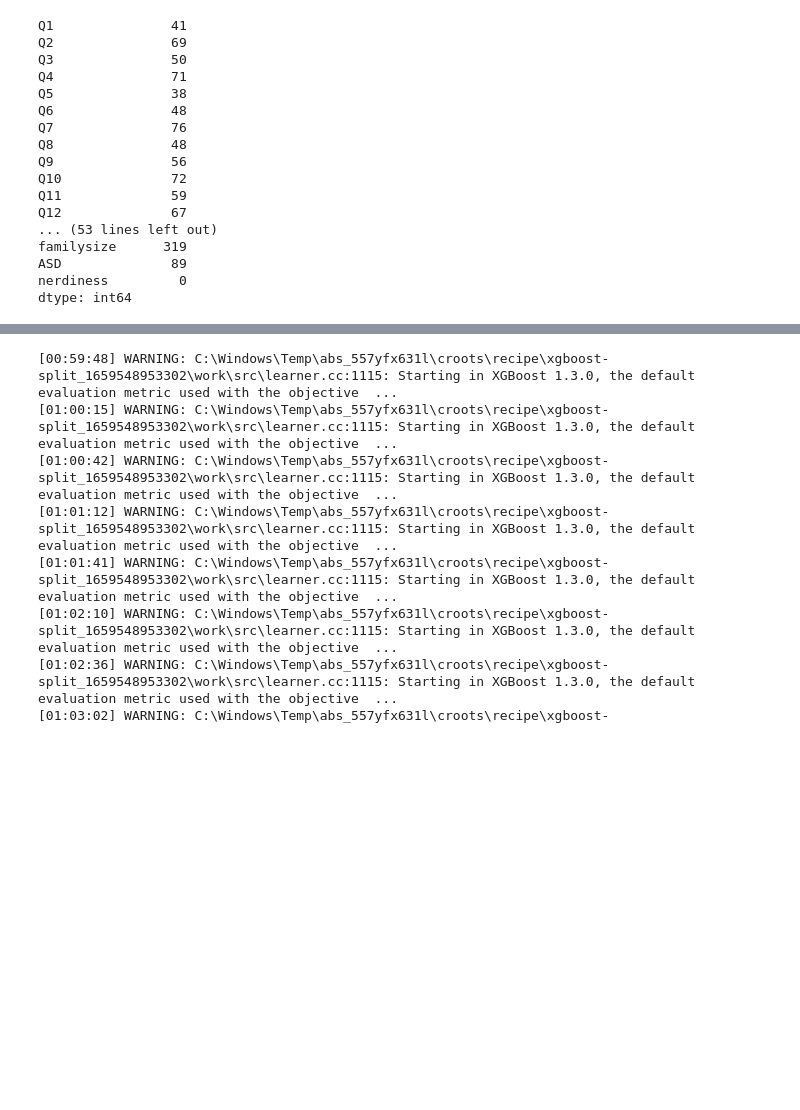
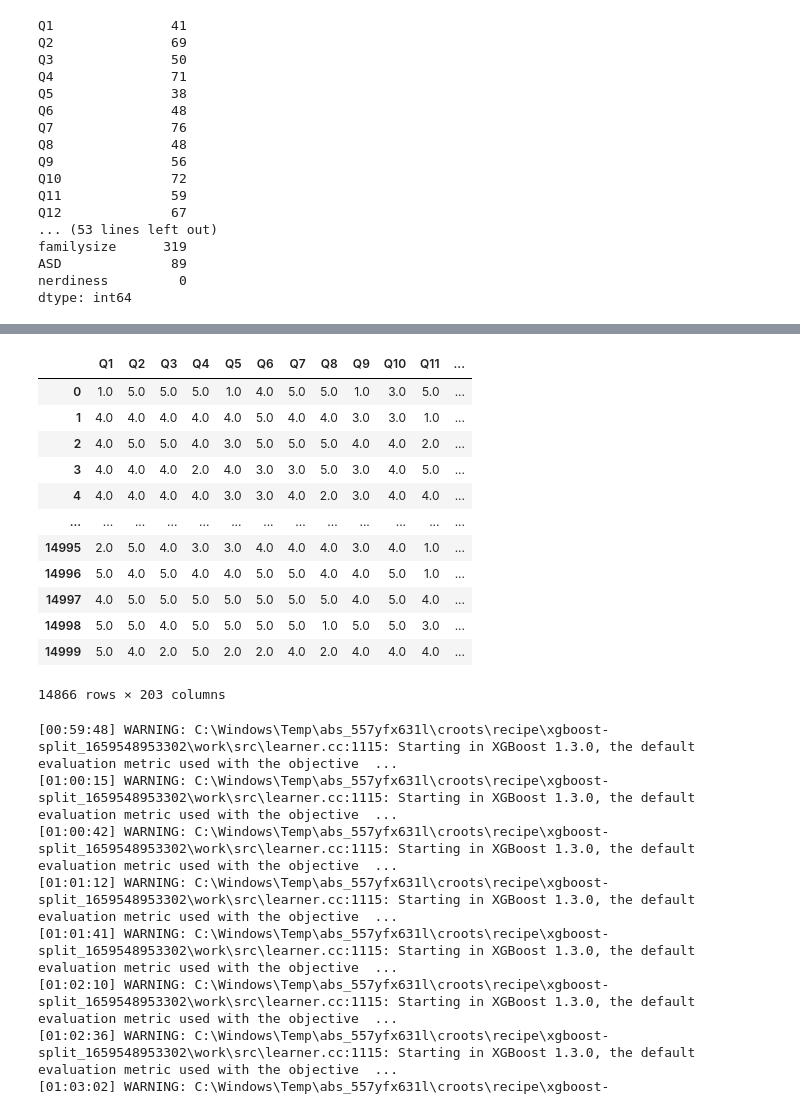
Before and after one commit to leedaehan-kev/AI-QUALIFYING-ROUND, a Jupyter notebook: competition_code/TEST-withNA&RandomCV&XGBOOST&이상치제거&country인코딩.ipynb, the cells around one changed output, grey strips where cells are left out. Drawn from its saved outputs; the diff is of its cells as text; code cells hidden in the pictures; blank space fills up the shorter version.

```diff
--- a/competition_code/TEST-withNA&RandomCV&XGBOOST&이상치제거.ipynb
+++ b/competition_code/TEST-withNA&RandomCV&XGBOOST&이상치제거&country인코딩.ipynb
@@ -169,3 +183,21 @@ introelapse 에서 이상치 검출,,, 96 개 발견
+# %%
+#country 원핫인코딩
+tmp_x_dum = pd.get_dummies(tmp_x)
+tmp_x_dum
+# %% [output]
+|  | Q1 | Q2 | Q3 | Q4 | Q5 | Q6 | Q7 | Q8 | Q9 | Q10 | Q11 | ... |
+| 0 | 1.0 | 5.0 | 5.0 | 5.0 | 1.0 | 4.0 | 5.0 | 5.0 | 1.0 | 3.0 | 5.0 | ... |
+| 1 | 4.0 | 4.0 | 4.0 | 4.0 | 4.0 | 5.0 | 4.0 | 4.0 | 3.0 | 3.0 | 1.0 | ... |
+| 2 | 4.0 | 5.0 | 5.0 | 4.0 | 3.0 | 5.0 | 5.0 | 5.0 | 4.0 | 4.0 | 2.0 | ... |
+| 3 | 4.0 | 4.0 | 4.0 | 2.0 | 4.0 | 3.0 | 3.0 | 5.0 | 3.0 | 4.0 | 5.0 | ... |
+| 4 | 4.0 | 4.0 | 4.0 | 4.0 | 3.0 | 3.0 | 4.0 | 2.0 | 3.0 | 4.0 | 4.0 | ... |
+| ... | ... | ... | ... | ... | ... | ... | ... | ... | ... | ... | ... | ... |
+| 14995 | 2.0 | 5.0 | 4.0 | 3.0 | 3.0 | 4.0 | 4.0 | 4.0 | 3.0 | 4.0 | 1.0 | ... |
+| 14996 | 5.0 | 4.0 | 5.0 | 4.0 | 4.0 | 5.0 | 5.0 | 4.0 | 4.0 | 5.0 | 1.0 | ... |
+| 14997 | 4.0 | 5.0 | 5.0 | 5.0 | 5.0 | 5.0 | 5.0 | 5.0 | 4.0 | 5.0 | 4.0 | ... |
+| 14998 | 5.0 | 5.0 | 4.0 | 5.0 | 5.0 | 5.0 | 5.0 | 1.0 | 5.0 | 5.0 | 3.0 | ... |
+| 14999 | 5.0 | 4.0 | 2.0 | 5.0 | 2.0 | 2.0 | 4.0 | 2.0 | 4.0 | 4.0 | 4.0 | ... |
+14866 rows × 203 columns
 # %%
 start_time=time.time()
 xgb= xgb.XGBClassifier(
```
Also changed, not shown: parts of 3 cells of this notebook.
